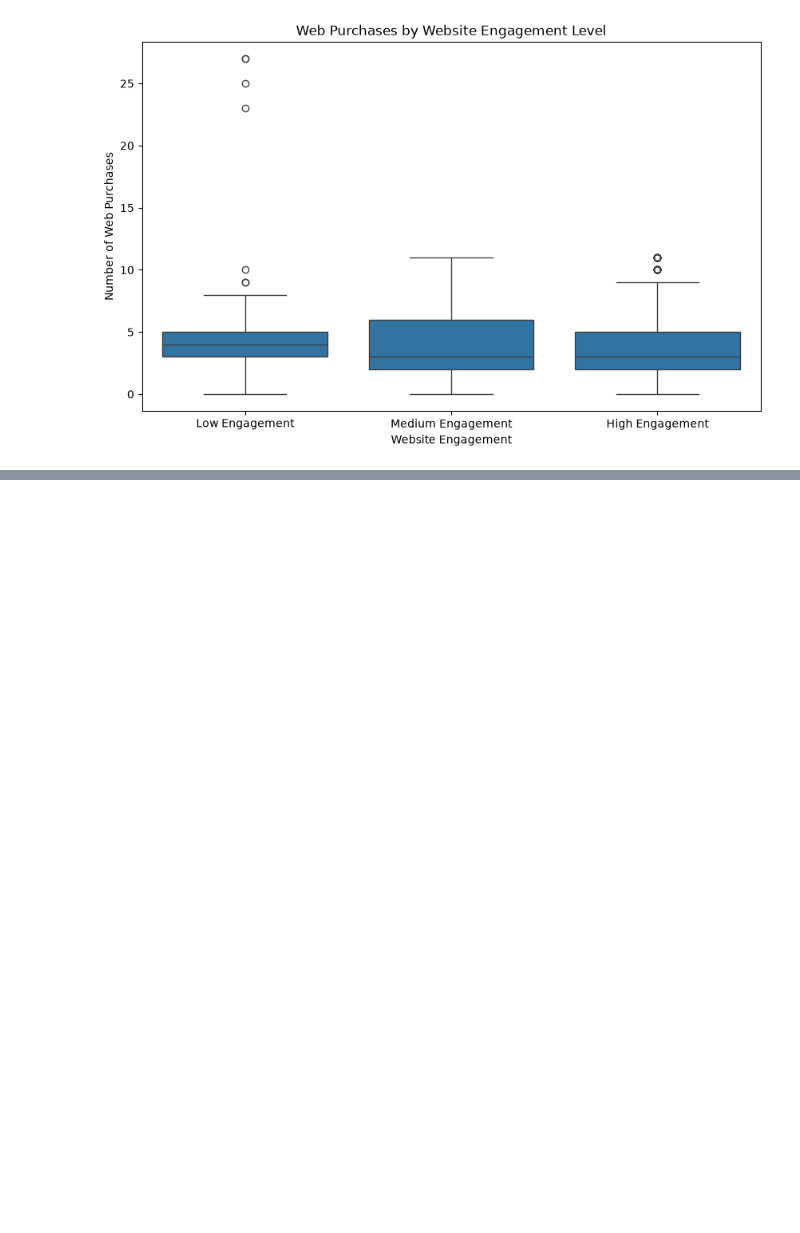
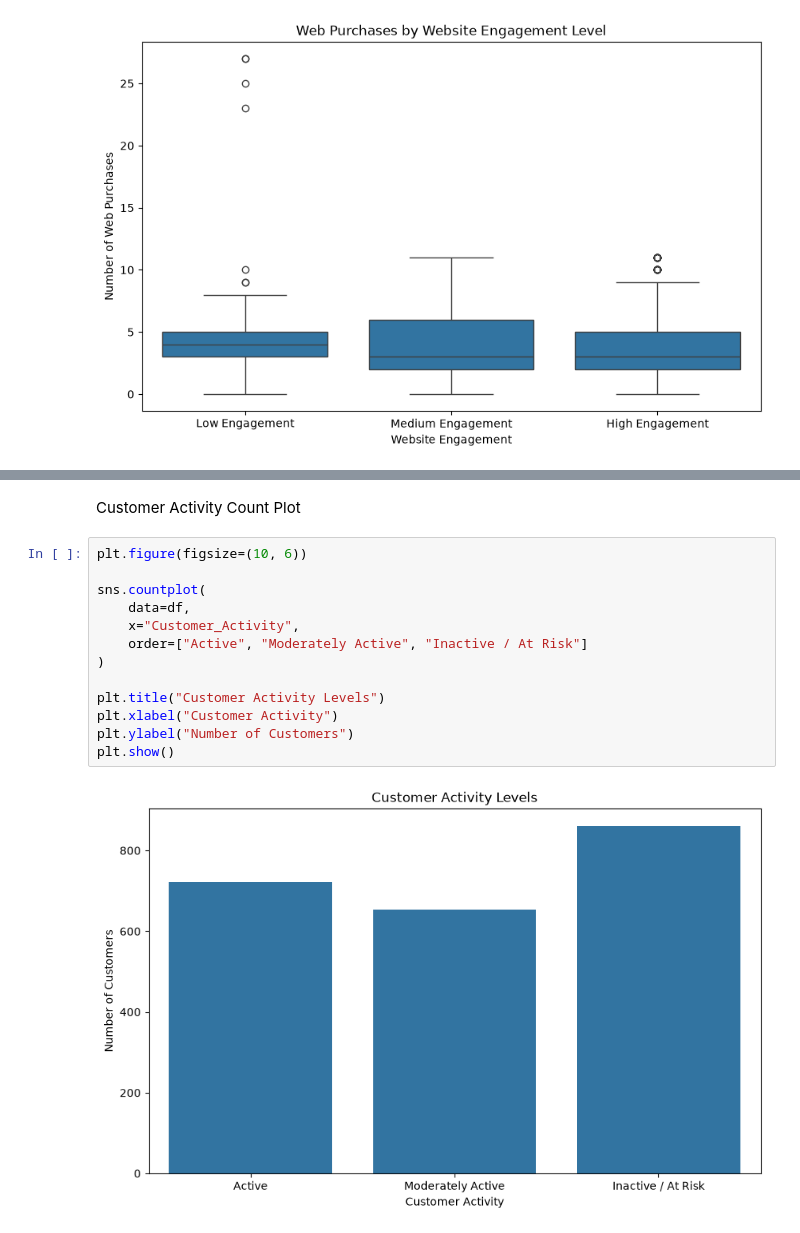
Before and after one commit to areej-fatima9/Customer-Personality-Analysis, a Jupyter notebook: 07_EDA/EDA_Customer_Personality_Analysis.ipynb, the cells around one changed output, grey strips where cells are left out. Drawn from its saved outputs; the diff is of its cells as text; blank space fills up the shorter version.

```diff
--- a/07_EDA/EDA_Customer_Personality_Analysis.ipynb
+++ b/07_EDA/EDA_Customer_Personality_Analysis.ipynb
@@ -1052,0 +1194,17 @@ plt.show()
+# %% [markdown]
+Customer Activity Count Plot
+# %%
+plt.figure(figsize=(10, 6))
+
+sns.countplot(
+    data=df,
+    x="Customer_Activity",
+    order=["Active", "Moderately Active", "Inactive / At Risk"]
+)
+
+plt.title("Customer Activity Levels")
+plt.xlabel("Customer Activity")
+plt.ylabel("Number of Customers")
+plt.show()
+# %% [output]
+[figure, added]
```
Also changed, not shown: parts of 24 cells of this notebook.
